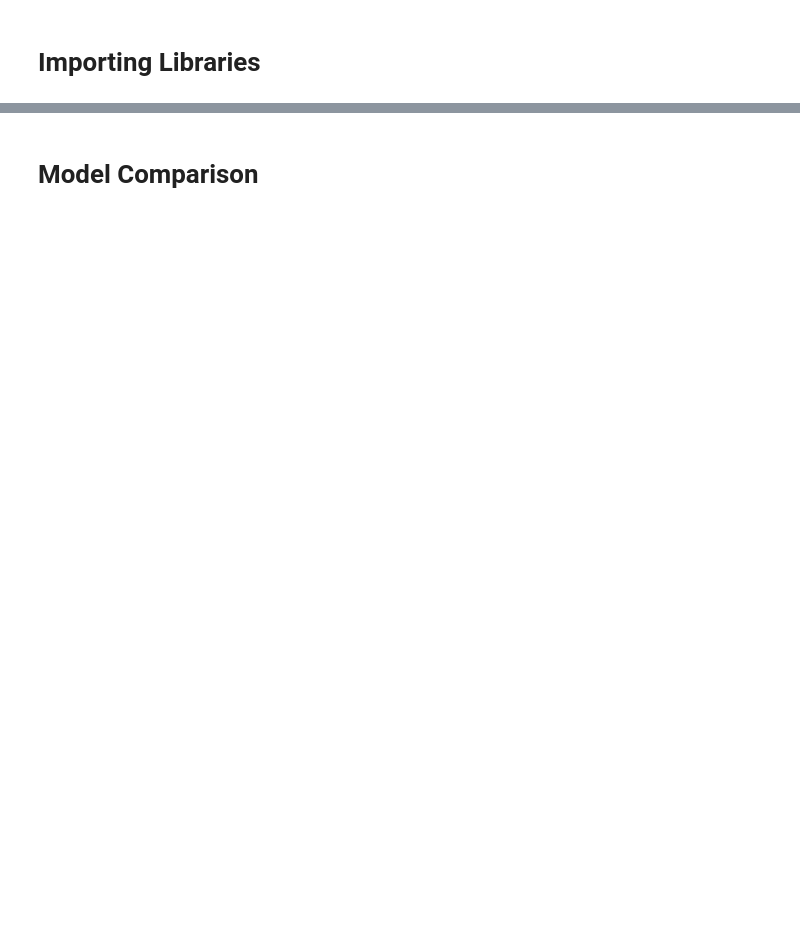
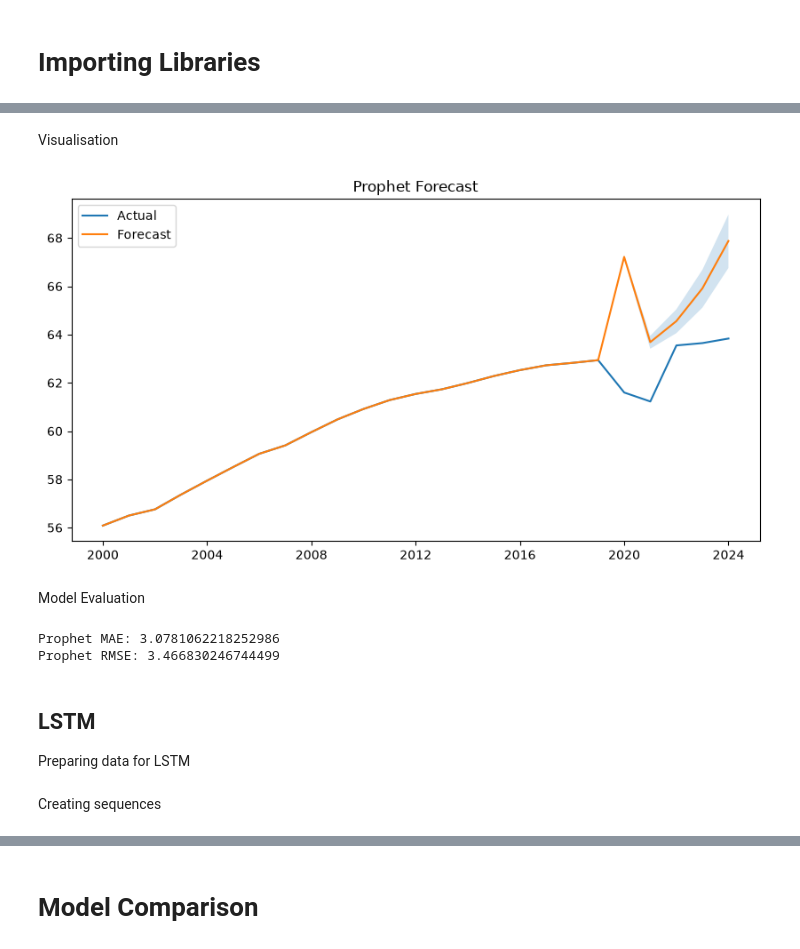
Before and after one commit to graceobonyo/Global-Health-System-Segmentation-and-Forecasting, a Jupyter notebook: ghss.ipynb, the cells around one changed output, grey strips where cells are left out. Drawn from its saved outputs; the diff is of its cells as text; code cells hidden in the pictures; blank space fills up the shorter version.

```diff
--- a/ghss.ipynb
+++ b/ghss.ipynb
@@ -606,0 +167,13 @@ The LSTM model achieved an MAE of 0.390 and an RMSE of 0.658, indicating high fo
+# %%
+prophet_df = kenya_df.copy()
+
+prophet_df = prophet_df[['year', 'life_expectancy']].rename(
+    columns={'year': 'ds', 'life_expectancy': 'y'}
+)
+
+prophet_df['ds'] = pd.to_datetime(
+    prophet_df['ds'].astype(int).astype(str),
+    format='%Y'
+)
+
+prophet_df.head()
@@ -606,0 +206,56 @@ The LSTM model achieved an MAE of 0.390 and an RMSE of 0.658, indicating high fo
+# %% [markdown]
+Visualisation
+# %%
+plt.figure(figsize=(10,5))
+
+plt.plot(
+    prophet_df['ds'],
+    prophet_df['y'],
+    label='Actual'
+)
+
+plt.plot(
+    forecast['ds'],
+    forecast['yhat'],
+    label='Forecast'
+)
+
+plt.fill_between(
+    forecast['ds'],
+    forecast['yhat_lower'],
+    forecast['yhat_upper'],
+    alpha=0.2
+)
+
+plt.legend()
+plt.title('Prophet Forecast')
+
+plt.show()
+# %% [output]
+[figure, added]
+# %% [markdown]
+Model Evaluation
+# %%
+prophet_pred = forecast['yhat'].tail(len(test))
+
+prophet_mae = mean_absolute_error(
+    test['y'],
+    prophet_pred
+)
+
+prophet_rmse = np.sqrt(
+    mean_squared_error(
+        test['y'],
+        prophet_pred
+    )
+)
+
+print("Prophet MAE:", prophet_mae)
+print("Prophet RMSE:", prophet_rmse)
+# %% [output]
+Prophet MAE: 3.0781062218252986
+Prophet RMSE: 3.466830246744499
+# %% [markdown]
+## LSTM
+
+Preparing data for LSTM
@@ -606,0 +268,2 @@ The LSTM model achieved an MAE of 0.390 and an RMSE of 0.658, indicating high fo
+# %% [markdown]
+Creating sequences
```
Also changed, not shown: parts of 102 cells of this notebook.
